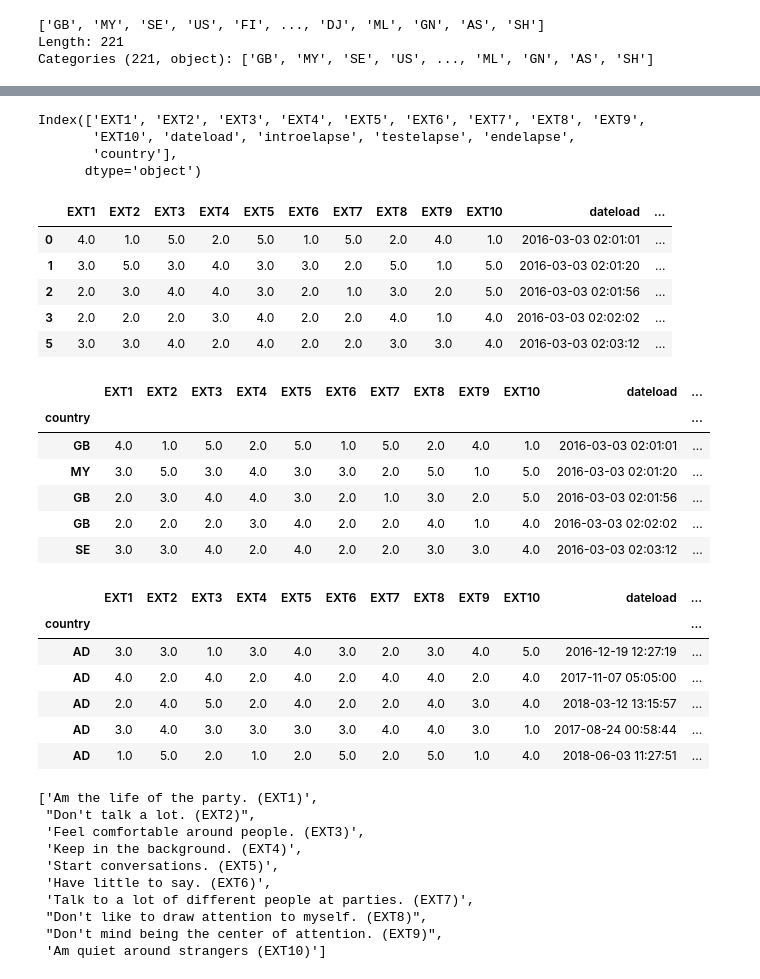
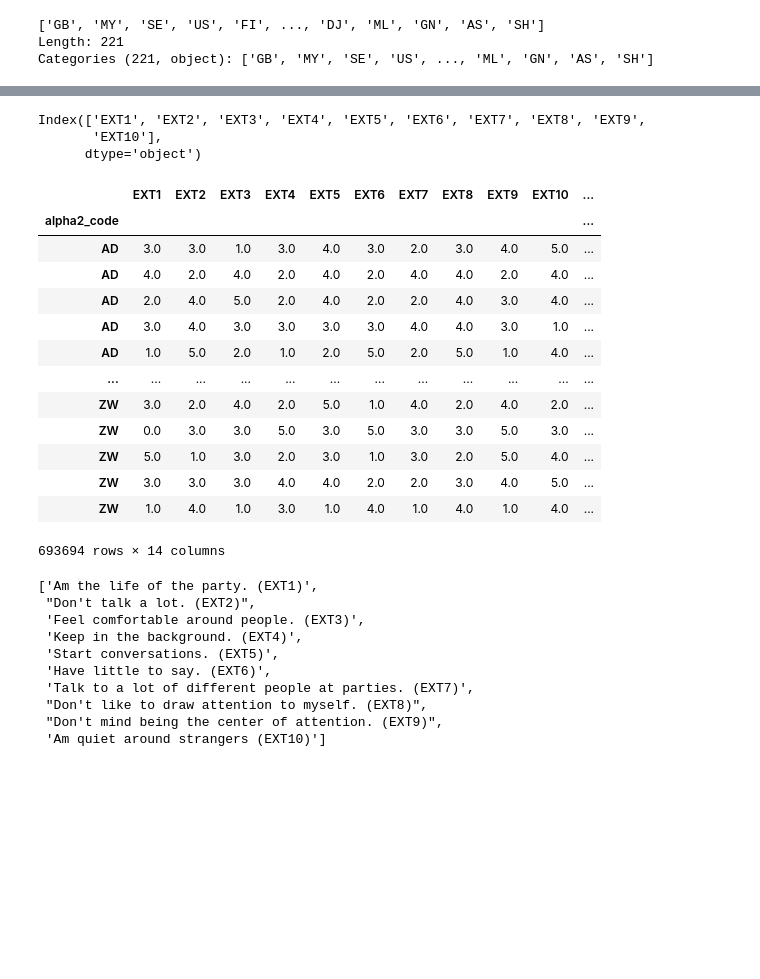
Before and after one commit to ArminD93/BigFivePersonalityTest, a Jupyter notebook: BigFivePersonality.ipynb, the cells around one changed output, grey strips where cells are left out. Drawn from its saved outputs; the diff is of its cells as text; code cells hidden in the pictures; blank space fills up the shorter version.

```diff
--- a/BigFivePersonality.ipynb
+++ b/BigFivePersonality.ipynb
@@ -696,44 +739,30 @@ Index(['EXT1', 'EXT2', 'EXT3', 'EXT4', 'EXT5', 'EXT6', 'EXT7', 'EXT8', 'EXT9',
        'long_appx_lots_of_err'],
       dtype='object')
-# %%
- BigFive.columns[:10 ].append( BigFive.columns[-7:-2])
-# %% [output]
-Index(['EXT1', 'EXT2', 'EXT3', 'EXT4', 'EXT5', 'EXT6', 'EXT7', 'EXT8', 'EXT9',
-       'EXT10', 'dateload', 'introelapse', 'testelapse', 'endelapse',
-       'country'],
-      dtype='object')
-# %%
-Factor_I_Extraversion = BigFive[ BigFive.columns[:10 ].append( BigFive.columns[-7:-2]) ]
-Factor_I_Extraversion.head()
-# %% [output]
-|  | EXT1 | EXT2 | EXT3 | EXT4 | EXT5 | EXT6 | EXT7 | EXT8 | EXT9 | EXT10 | dateload | ... |
-| 0 | 4.0 | 1.0 | 5.0 | 2.0 | 5.0 | 1.0 | 5.0 | 2.0 | 4.0 | 1.0 | 2016-03-03 02:01:01 | ... |
-| 1 | 3.0 | 5.0 | 3.0 | 4.0 | 3.0 | 3.0 | 2.0 | 5.0 | 1.0 | 5.0 | 2016-03-03 02:01:20 | ... |
-| 2 | 2.0 | 3.0 | 4.0 | 4.0 | 3.0 | 2.0 | 1.0 | 3.0 | 2.0 | 5.0 | 2016-03-03 02:01:56 | ... |
-| 3 | 2.0 | 2.0 | 2.0 | 3.0 | 4.0 | 2.0 | 2.0 | 4.0 | 1.0 | 4.0 | 2016-03-03 02:02:02 | ... |
-| 5 | 3.0 | 3.0 | 4.0 | 2.0 | 4.0 | 2.0 | 2.0 | 3.0 | 3.0 | 4.0 | 2016-03-03 02:03:12 | ... |
-# %%
-Factor_I_Extraversion.set_index(['country'], inplace=True)
-Factor_I_Extraversion.head()
-# %% [output]
-|  | EXT1 | EXT2 | EXT3 | EXT4 | EXT5 | EXT6 | EXT7 | EXT8 | EXT9 | EXT10 | dateload | ... |
-| country |  |  |  |  |  |  |  |  |  |  |  | ... |
-| GB | 4.0 | 1.0 | 5.0 | 2.0 | 5.0 | 1.0 | 5.0 | 2.0 | 4.0 | 1.0 | 2016-03-03 02:01:01 | ... |
-| MY | 3.0 | 5.0 | 3.0 | 4.0 | 3.0 | 3.0 | 2.0 | 5.0 | 1.0 | 5.0 | 2016-03-03 02:01:20 | ... |
-| GB | 2.0 | 3.0 | 4.0 | 4.0 | 3.0 | 2.0 | 1.0 | 3.0 | 2.0 | 5.0 | 2016-03-03 02:01:56 | ... |
-| GB | 2.0 | 2.0 | 2.0 | 3.0 | 4.0 | 2.0 | 2.0 | 4.0 | 1.0 | 4.0 | 2016-03-03 02:02:02 | ... |
-| SE | 3.0 | 3.0 | 4.0 | 2.0 | 4.0 | 2.0 | 2.0 | 3.0 | 3.0 | 4.0 | 2016-03-03 02:03:12 | ... |
-# %%
-Factor_I_Extraversion.sort_index(inplace=True)
-Factor_I_Extraversion.head()
-# %% [output]
-|  | EXT1 | EXT2 | EXT3 | EXT4 | EXT5 | EXT6 | EXT7 | EXT8 | EXT9 | EXT10 | dateload | ... |
-| country |  |  |  |  |  |  |  |  |  |  |  | ... |
-| AD | 3.0 | 3.0 | 1.0 | 3.0 | 4.0 | 3.0 | 2.0 | 3.0 | 4.0 | 5.0 | 2016-12-19 12:27:19 | ... |
-| AD | 4.0 | 2.0 | 4.0 | 2.0 | 4.0 | 2.0 | 4.0 | 4.0 | 2.0 | 4.0 | 2017-11-07 05:05:00 | ... |
-| AD | 2.0 | 4.0 | 5.0 | 2.0 | 4.0 | 2.0 | 2.0 | 4.0 | 3.0 | 4.0 | 2018-03-12 13:15:57 | ... |
-| AD | 3.0 | 4.0 | 3.0 | 3.0 | 3.0 | 3.0 | 4.0 | 4.0 | 3.0 | 1.0 | 2017-08-24 00:58:44 | ... |
-| AD | 1.0 | 5.0 | 2.0 | 1.0 | 2.0 | 5.0 | 2.0 | 5.0 | 1.0 | 4.0 | 2018-06-03 11:27:51 | ... |
+# %%
+Factor_I_Extraversion_col_names =  BigFive.columns[:10]
+Factor_I_Extraversion_col_names
+# %% [output]
+Index(['EXT1', 'EXT2', 'EXT3', 'EXT4', 'EXT5', 'EXT6', 'EXT7', 'EXT8', 'EXT9',
+       'EXT10'],
+      dtype='object')
+# %%
+Factor_I_Extraversion_df = make_factor_df(Factor_I_Extraversion_col_names)
+Factor_I_Extraversion_df
+# %% [output]
+|  | EXT1 | EXT2 | EXT3 | EXT4 | EXT5 | EXT6 | EXT7 | EXT8 | EXT9 | EXT10 | ... |
+| alpha2_code |  |  |  |  |  |  |  |  |  |  | ... |
+| AD | 3.0 | 3.0 | 1.0 | 3.0 | 4.0 | 3.0 | 2.0 | 3.0 | 4.0 | 5.0 | ... |
+| AD | 4.0 | 2.0 | 4.0 | 2.0 | 4.0 | 2.0 | 4.0 | 4.0 | 2.0 | 4.0 | ... |
+| AD | 2.0 | 4.0 | 5.0 | 2.0 | 4.0 | 2.0 | 2.0 | 4.0 | 3.0 | 4.0 | ... |
+| AD | 3.0 | 4.0 | 3.0 | 3.0 | 3.0 | 3.0 | 4.0 | 4.0 | 3.0 | 1.0 | ... |
+| AD | 1.0 | 5.0 | 2.0 | 1.0 | 2.0 | 5.0 | 2.0 | 5.0 | 1.0 | 4.0 | ... |
+| ... | ... | ... | ... | ... | ... | ... | ... | ... | ... | ... | ... |
+| ZW | 3.0 | 2.0 | 4.0 | 2.0 | 5.0 | 1.0 | 4.0 | 2.0 | 4.0 | 2.0 | ... |
+| ZW | 0.0 | 3.0 | 3.0 | 5.0 | 3.0 | 5.0 | 3.0 | 3.0 | 5.0 | 3.0 | ... |
+| ZW | 5.0 | 1.0 | 3.0 | 2.0 | 3.0 | 1.0 | 3.0 | 2.0 | 5.0 | 4.0 | ... |
+| ZW | 3.0 | 3.0 | 3.0 | 4.0 | 4.0 | 2.0 | 2.0 | 3.0 | 4.0 | 5.0 | ... |
+| ZW | 1.0 | 4.0 | 1.0 | 3.0 | 1.0 | 4.0 | 1.0 | 4.0 | 1.0 | 4.0 | ... |
+693694 rows × 14 columns
 # %%
 Factor_I_Extraversion_names_list = [
                                     "Am the life of the party. (EXT1)",
```
Also changed, not shown: parts of 25 cells of this notebook.
